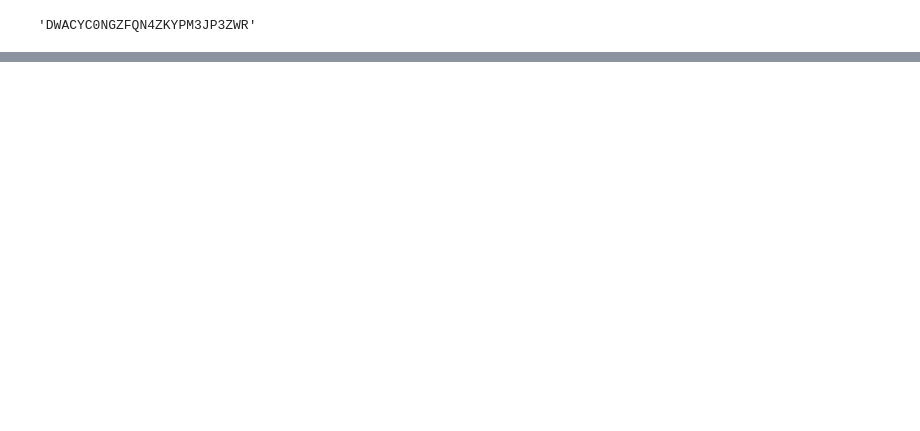
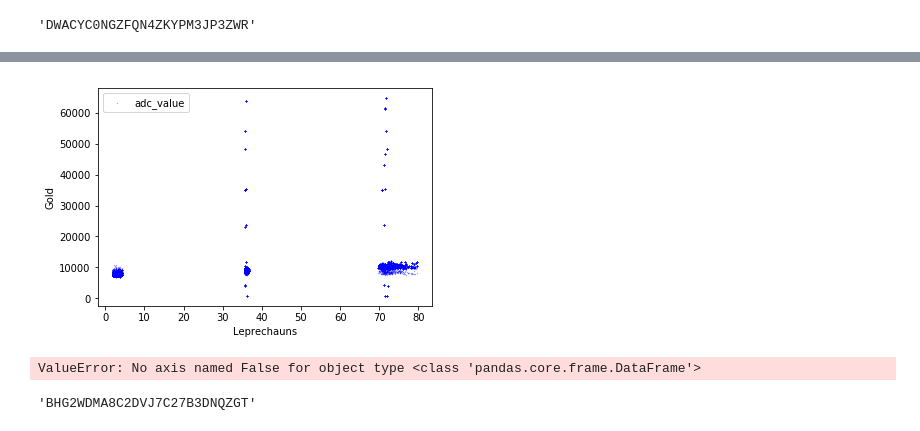
Before and after one commit to chamodw/ir-calibration, a Jupyter notebook: ml/DataVisualitzation.ipynb, the cells around one changed output, grey strips where cells are left out. Cells and saved outputs as stored; diff of their text form; code cells hidden in the pictures; blank space fills up the shorter version.

```diff
--- a/ml/DataVisualitzation.ipynb
+++ b/ml/DataVisualitzation.ipynb
@@ -2,6 +2,17 @@
 import pandas as pd
 
 df = pd.read_csv (r'~/Downloads/values.csv')
+# %%
+class bcolors:
+    HEADER = '\033[95m'
+    OKBLUE = '\033[94m'
+    OKCYAN = '\033[96m'
+    OKGREEN = '\033[92m'
+    WARNING = '\033[93m'
+    FAIL = '\033[91m'
+    ENDC = '\033[0m'
+    BOLD = '\033[1m'
+    UNDERLINE = '\033[4m'
 # %%
 df.describe()
 # %% [output]
@@ -83,0 +164,25 @@ df_2=
+# %%
+import matplotlib.pyplot as plt
+import numpy as np
+
+# Fixing random state for reproducibility
+
+x = df_out['real_temp']
+y = df_out['adc_value']
+# s = np.random.rand(*x.shape) * 800 + 500
+
+plt.scatter(x, y, s=0.1, c="b", alpha=0.5)
+plt.xlabel("Leprechauns")
+plt.ylabel("Gold")
+plt.legend(loc='upper left')
+plt.show()
+# %% [output]
+[figure, added]
+# %%
+df_out.loc('id'=="BHG2WDMA8C2DVJ7C27B3DNQZGT")
+# %% [output]
+ValueError: No axis named False for object type <class 'pandas.core.frame.DataFrame'>
+# %%
+df_out.loc[1]['id']
+# %% [output]
+'BHG2WDMA8C2DVJ7C27B3DNQZGT'
```
Also changed, not shown: parts of 11 cells of this notebook.
